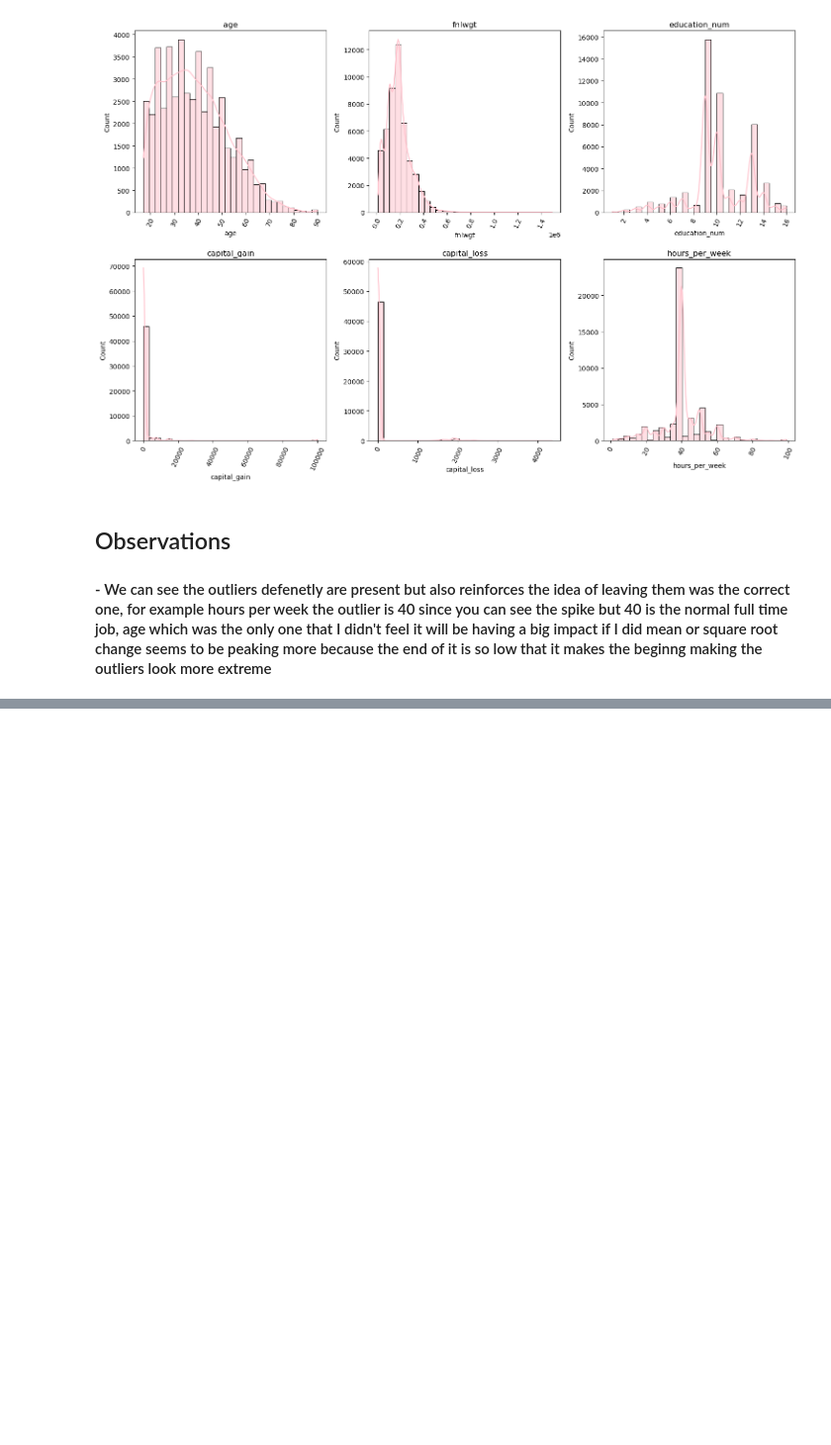
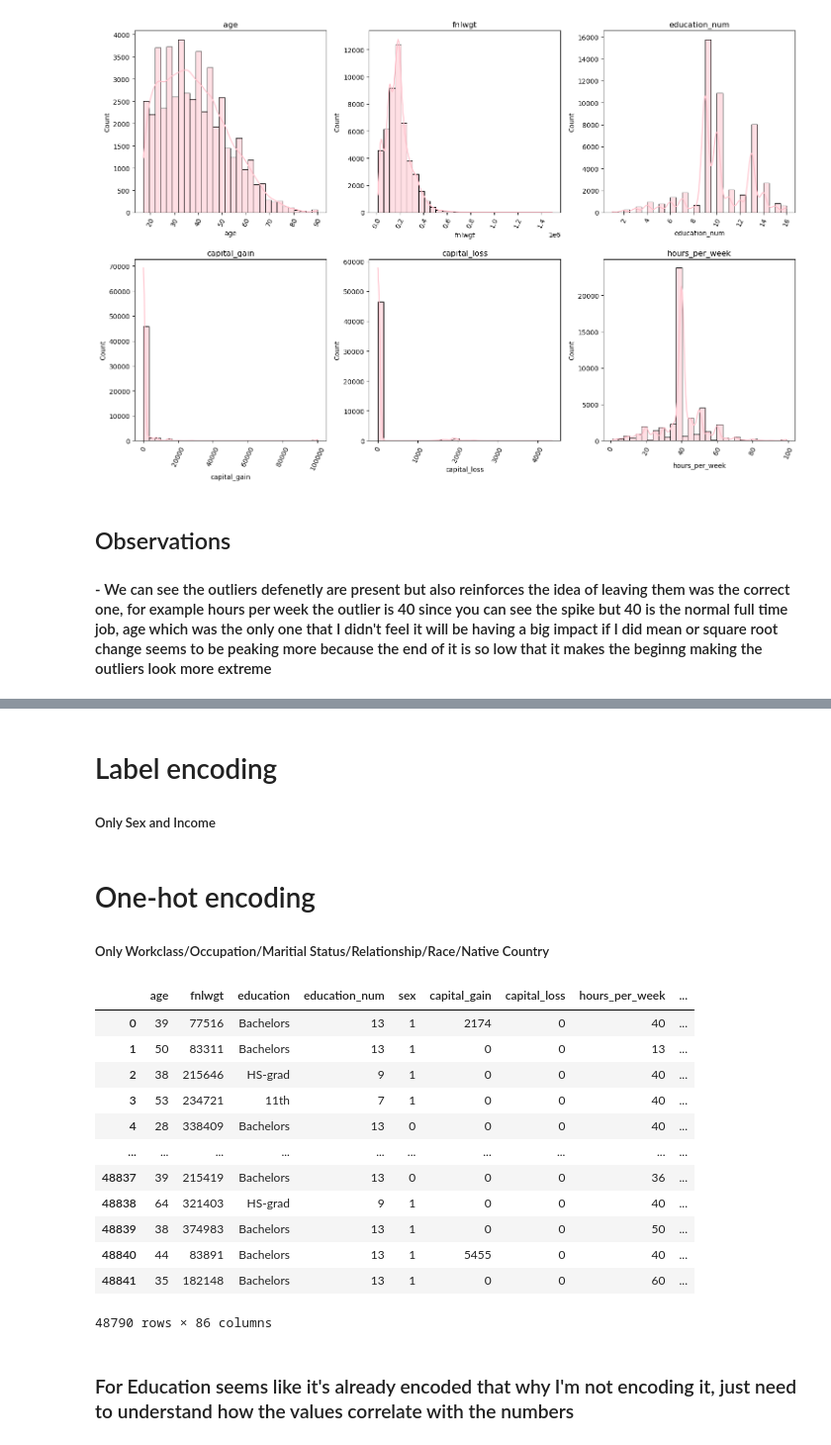
Before and after one commit to shigeokitamura/ds_301_mid_term_project, a Jupyter notebook: Emilio_Classification_Modeling.ipynb, the cells around one changed output, grey strips where cells are left out. Shown at 99% size. Drawn from its saved outputs; the diff is of its cells as text; code cells hidden in the pictures; blank space fills up the shorter version.

```diff
--- a/Emilio_Classification_Modeling.ipynb
+++ b/Emilio_Classification_Modeling.ipynb
@@ -311,0 +315,3 @@ plt.show()
+# %% [markdown]
+# Label encoding
+##### Only Sex and Income
@@ -311,0 +324,3 @@ plt.show()
+# %% [markdown]
+# One-hot encoding
+##### Only Workclass/Occupation/Maritial Status/Relationship/Race/Native Country
@@ -311,0 +329,18 @@ plt.show()
+# %%
+df
+# %% [output]
+|  | age | fnlwgt | education | education_num | sex | capital_gain | capital_loss | hours_per_week | ... |
+| 0 | 39 | 77516 | Bachelors | 13 | 1 | 2174 | 0 | 40 | ... |
+| 1 | 50 | 83311 | Bachelors | 13 | 1 | 0 | 0 | 13 | ... |
+| 2 | 38 | 215646 | HS-grad | 9 | 1 | 0 | 0 | 40 | ... |
+| 3 | 53 | 234721 | 11th | 7 | 1 | 0 | 0 | 40 | ... |
+| 4 | 28 | 338409 | Bachelors | 13 | 0 | 0 | 0 | 40 | ... |
+| ... | ... | ... | ... | ... | ... | ... | ... | ... | ... |
+| 48837 | 39 | 215419 | Bachelors | 13 | 0 | 0 | 0 | 36 | ... |
+| 48838 | 64 | 321403 | HS-grad | 9 | 1 | 0 | 0 | 40 | ... |
+| 48839 | 38 | 374983 | Bachelors | 13 | 1 | 0 | 0 | 50 | ... |
+| 48840 | 44 | 83891 | Bachelors | 13 | 1 | 5455 | 0 | 40 | ... |
+| 48841 | 35 | 182148 | Bachelors | 13 | 1 | 0 | 0 | 60 | ... |
+48790 rows × 86 columns
+# %% [markdown]
+### For Education seems like it's already encoded that why I'm not encoding it, just need to understand how the values correlate with the numbers
```
Also changed, not shown: parts of 14 cells of this notebook.
